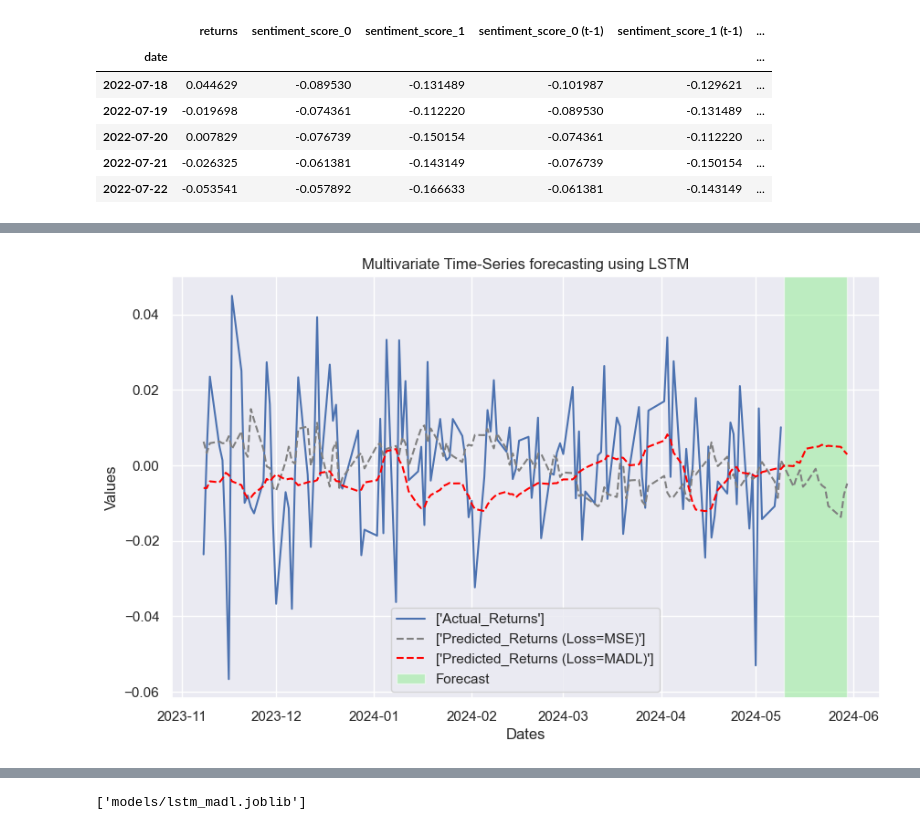
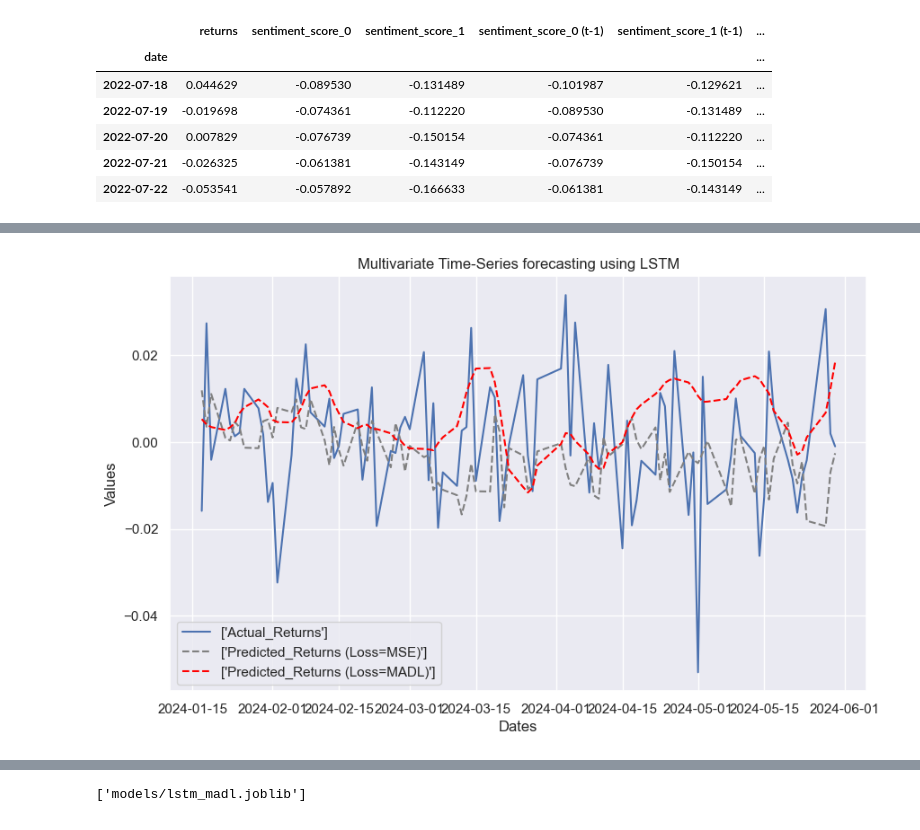
Before and after one commit to patricia-van/Oil-Price-Prediction-using-Tweets, a Jupyter notebook: modelling_lstm.ipynb, the cells around one changed output, grey strips where cells are left out. Drawn from its saved outputs; the diff is of its cells as text; code cells hidden in the pictures.

```diff
--- a/modelling_lstm.ipynb
+++ b/modelling_lstm.ipynb
@@ -549,9 +541,11 @@ def singleStepSampler(df, window):
     return np.array(X), np.array(y)
 # %%
 # Dataset splitting
-SPLIT = 0.70
+train_size, validation_size = 0.70, 0.10
 (X, y) = singleStepSampler(model_df, 7)
-X_train = X[:int(SPLIT * len(X))]
-y_train = y[:int(SPLIT * len(y))]
-X_test = X[int(SPLIT * len(X)):]
-y_test = y[int(SPLIT * len(y)):]
+X_train = X[:int(train_size * len(X))]
+y_train = y[:int(train_size * len(y))]
+X_val = X[int(train_size * len(X)):int((train_size+validation_size) * len(X))]
+y_val = y[int(train_size * len(X)):int((train_size+validation_size) * len(X))]
+X_test = X[int((train_size+validation_size) * len(X)):]
+y_test = y[int((train_size+validation_size) * len(X)):]
@@ -590,7 +575,7 @@ optimiser = Adam(learning_rate=0.001)
 lstm_madl.compile(loss = madl, optimizer=optimiser)
 # lstm_madl.summary()
 # %%
-history = lstm.fit(X_train, y_train, epochs=30, batch_size=8)
-history_madl = lstm_madl.fit(X_train, y_train, epochs=30, batch_size=8)
+lstm.fit(X_train, y_train, validation_data=(X_val,y_val), epochs=30, batch_size=8)
+lstm_madl.fit(X_train, y_train, validation_data=(X_val,y_val), epochs=30, batch_size=8)
 # %% [output]
 Epoch 1/30
@@ -635,10 +621,6 @@ d = pd.DataFrame(d)
 d.index = model_df.index[-len(y_test):]  # Assigning the correct date index
 d.head()
 fig, ax = plt.subplots(figsize=(10, 6))
-#  highlight the  forecast
-highlight_start = int(len(d) * 0.9)
-highlight_end = len(d) - 1  # Adjusted to stay within bounds
-
 
 mse, mae, r2 = evaluate_model(y_test.reshape(-1), y_pred_mse.reshape(-1),)
 print('LSTM (Loss = MSE)')
@@ -650,14 +632,12 @@ print(f"MSE: {mse:.4f}, MAE: {mae:.4f}, R2: {r2:.4f}, MADL: {madl(y_test, y_pred
 
 
 # Plot the actual values
-plt.plot(d['Actual_Returns'][:highlight_start], label=['Actual_Returns'])
+plt.plot(d['Actual_Returns'], label=['Actual_Returns'])
 
 # Plot predicted values with a dashed line
 plt.plot(d['Predicted_Returns (Loss=MSE)'], label=['Predicted_Returns (Loss=MSE)'], linestyle='--', color='grey')
 plt.plot(d['Predicted_Returns (Loss=MADL)'], label=['Predicted_Returns (Loss=MADL)'], linestyle='--', color='red')
 
-# Highlight the forecasted portion with a different color
-plt.axvspan(d.index[highlight_start], d.index[highlight_end], facecolor='lightgreen', alpha=0.5, label='Forecast')
 
 plt.title('Multivariate Time-Series forecasting using LSTM')
 plt.xlabel('Dates')
@@ -674 +654 @@ MSE: 0.0003, MAE: 0.0137, R2: -0.0561, MADL: -0.0013
-[figure, old version]
+[figure, new version]
```
Also changed, not shown: parts of 9 cells of this notebook, 9 other files.
